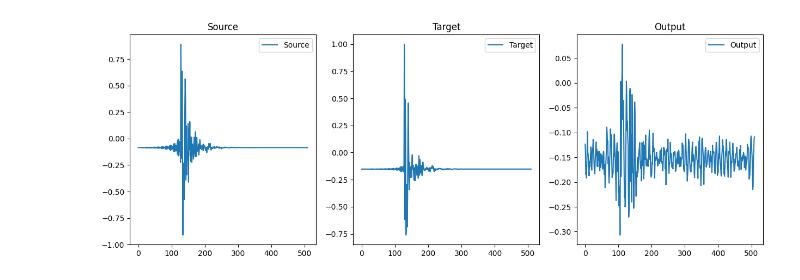
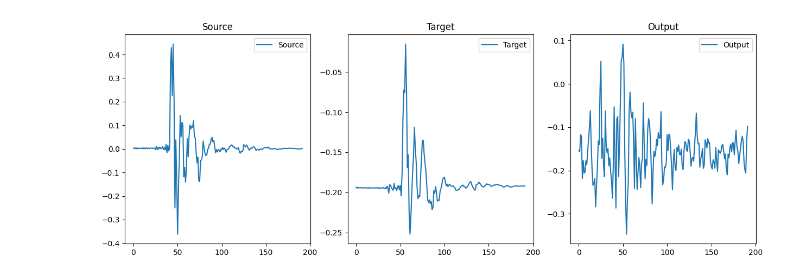
Before and after one commit to will-sloan/fourth_year_project, a Jupyter notebook: HRTF Models/train_transformer.ipynb, the cells around one changed output. Cells and saved outputs as stored; diff of their text form; code cells hidden in the pictures.

```diff
--- a/HRTF Models/train_transformer.ipynb
+++ b/HRTF Models/train_transformer.ipynb
@@ -150,6 +262,13 @@ def add_sos_and_eos_in_place(batch_sequences, sos_value, eos_value):
 
     return batch_sequences
 
+def remove_data(tensor, start_index, end_index):
+    """
+    Remove data from the tensor along the sequence dimension.
+    ex: [batch_size, 2, seq_len] -> [batch_size, 2, start_index --> End_index]
+    """
+    return tensor[:, :, start_index:end_index]
+
 def preprocess(src, target, angle, device):
     """
     Preprocess the src, target, and angle tensors for training.
@@ -160,20 +279,32 @@ def preprocess(src, target, angle, device):
     # Move to the specified device
     src, target, angle = src.to(device), target.to(device), angle.to(device)
     # Select the left channel and add a channel dimension
-    src = src[:, 0, :].unsqueeze(1)
+    # src = src[:, 0, :].unsqueeze(1)
     target = target[:, 0, :].unsqueeze(1)
     # Convert to float and normalize
     src = normalize(src.float())
     target = normalize(target.float())
+    src = src.float()
+    target = target.float()
     angle = angle.float()
 
-    src = add_angle(src, angle)
+    # src = add_angle(src, angle)
+    # target_to_pass = add_angle(target, angle)
+
+    src = remove_data(src, 64, 256)
+    target = remove_data(target, 64, 256)
+    target_to_pass = target
+    # print(src.shape, target.shape, angle.shape)
     # target = add_angle(target, angle)
 
-    src = add_sos_and_eos_in_place(src, sos_value=-2, eos_value=-3)
-    target = add_sos_and_eos_in_place(target, sos_value=-2, eos_value=-3)
+    # src = add_sos_and_eos_in_place(src, sos_value=-2, eos_value=-3)
+    # target = add_sos_and_eos_in_place(target, sos_value=-2, eos_value=-3)
 
-    return src, target
+    # src = src.permute(0, 2, 1)
+    # target = target.permute(0, 2, 1)
+    # print(src.shape, target.shape, angle.shape) # torch.Size([32, 3, 192]) torch.Size([32, 1, 192]) torch.Size([32])
+
+    return src, angle, target, target_to_pass
 # %%
 
 
@@ -230,8 +374,8 @@ def validate_epoch(model, data_loader, loss_function, device):
     return total_loss / len(data_loader)
 # %%
 
-num_epochs = 500 # Number of epochs to train for
-
+num_epochs = 200 # Number of epochs to train for
+model = model.to(device)  # Move model to the specified device
 for epoch in range(num_epochs):
     train_loss = train_epoch(model, train_loader, loss_function, optimizer, scheduler, device)
     val_loss = validate_epoch(model, val_loader, loss_function, device)
@@ -265,46 +410,46 @@ def test_and_plot(model, test_loader, device):
         # Get one batch from the test_loader
         for src, target, angle in test_loader:
             # Move to the specified device
-            src, target = preprocess(src, target, angle, device)
+            src, angle, target, t = preprocess(src, target, angle, device)
 
             # Forward pass to get the output from the model
-            output = model(src)
+            output = model(src, angle,t)
             # Only keep the first channel
-            output = output[:, 0, :].unsqueeze(1)
+            # output = output[:, 0, :].unsqueeze(1)
             # remove the SOS and EOS tokens from output and target
-            src = src[:, :, 1:-1]
-            output = output[:, :, 1:-1]
-            target = target[:, :, 1:-1]
+            # src = src[:, :, 1:-1]
+            # output = output[:, :, 1:-1]
+            # target = target[:, :, 1:-1]
 
             # Plot the first sample in the batch for src, target, and output
             plt.figure(figsize=(15, 5))
 
             plt.subplot(1, 3, 1)
             plt.plot(src[0, 0].cpu().numpy(), label='Source')
             plt.title('Source')
             plt.legend()
 
             plt.subplot(1, 3, 2)
             plt.plot(target[0, 0].cpu().numpy(), label='Target')
             plt.title('Target')
             plt.legend()
 
             plt.subplot(1, 3, 3)
             plt.plot(output[0, 0].cpu().numpy(), label='Output')
             plt.title('Output')
             plt.legend()
 
             plt.show()
 
             # Print out the loss
             loss = loss_function(output, target)
             print(f'Loss: {loss.item():.4f}')
 
             # Since we only want to plot for the first element, break after the first batch
             break
 
 
 # Assuming you have a model, test_loader, and device defined
 test_and_plot(model, test_loader, device)
 # %% [output]
-[figure, old version]
+[figure, new version]
```
Also changed, not shown: parts of 15 cells of this notebook, 5 other files.
